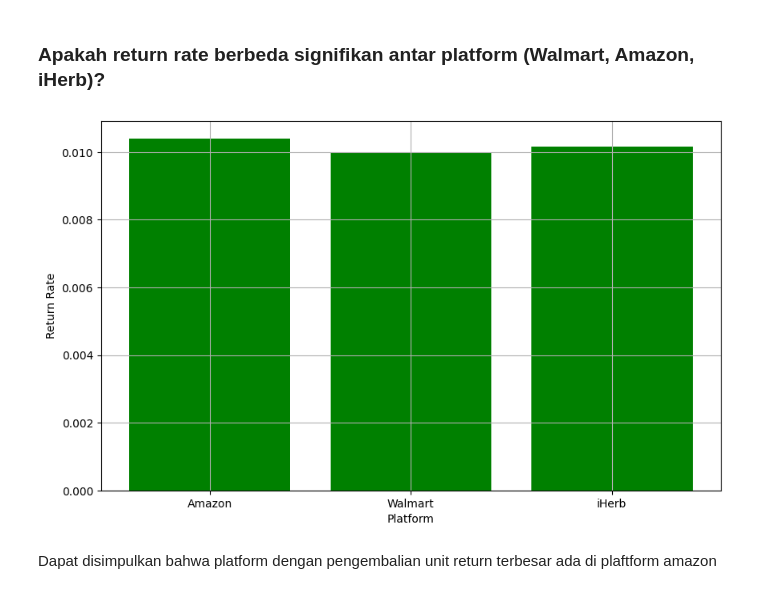
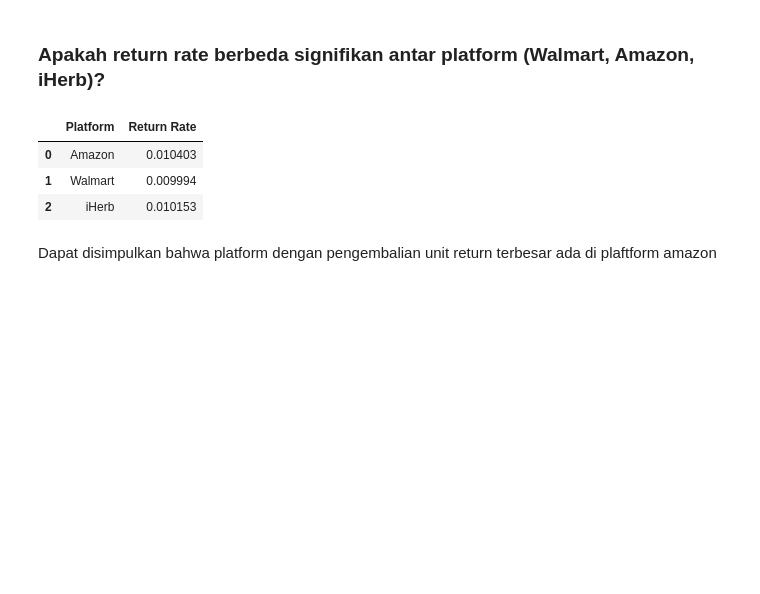
Before and after one commit to revigilang38/Analyze-Supplemet-Sales, a Jupyter notebook: P0M1_Muhammad_Revi_Gilang_Pradana.ipynb, the cells around one changed output. Saved outputs shown, nothing was run; the diff lists cells and outputs as text; code cells hidden in the pictures; blank space fills up the shorter version.

```diff
--- a/P0M1_Muhammad_Revi_Gilang_Pradana.ipynb
+++ b/P0M1_Muhammad_Revi_Gilang_Pradana.ipynb
@@ -233,18 +233,22 @@ Category hydration merupakan kategori dengan return rate tertinggi sebesar 1%
 # %%
 
 #data
 platform_return_rate = df.groupby('Platform')['Return Rate'].mean().reset_index()
 
+platform_return_rate
 
-#visual
-plt.figure(figsize=(10,6))
-plt.bar(platform_return_rate['Platform'], platform_return_rate['Return Rate'], color='Green')
-plt.grid(True)
-plt.xlabel('Platform')
-plt.ylabel('Return Rate')
-plt.show()
+# #visual
+# plt.figure(figsize=(10,6))
+# plt.bar(platform_return_rate['Platform'], platform_return_rate['Return Rate'], color='Green')
+# plt.grid(True)
+# plt.xlabel('Platform')
+# plt.ylabel('Return Rate')
+# plt.show()
 # %% [output]
-[figure, removed]
+|  | Platform | Return Rate |
+| 0 | Amazon | 0.010403 |
+| 1 | Walmart | 0.009994 |
+| 2 | iHerb | 0.010153 |
 # %% [markdown]
 Dapat disimpulkan bahwa platform dengan pengembalian unit return terbesar ada di plaftform amazon
 # %% [markdown]
```
Also changed, not shown: parts of 2 cells of this notebook, 1 other file.
